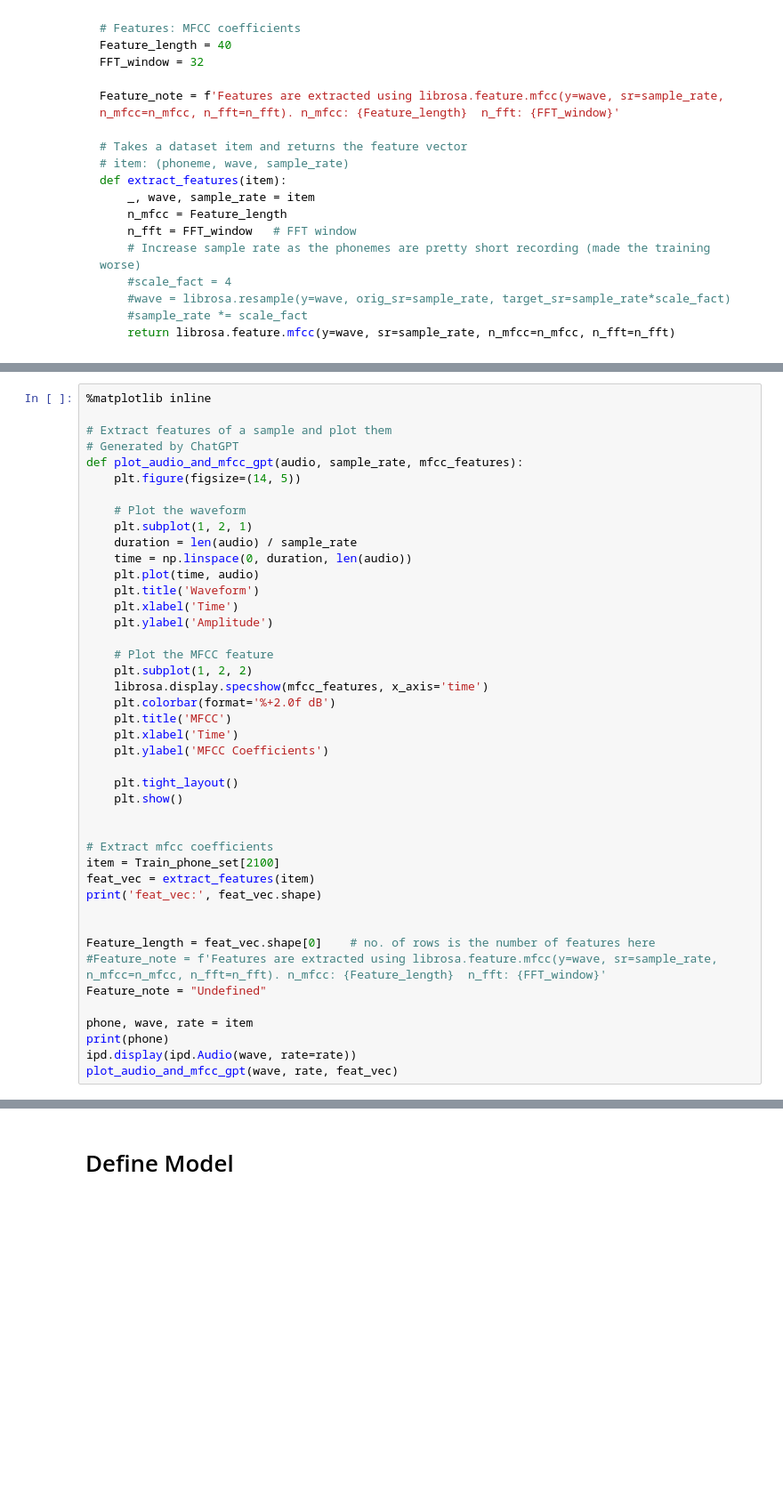
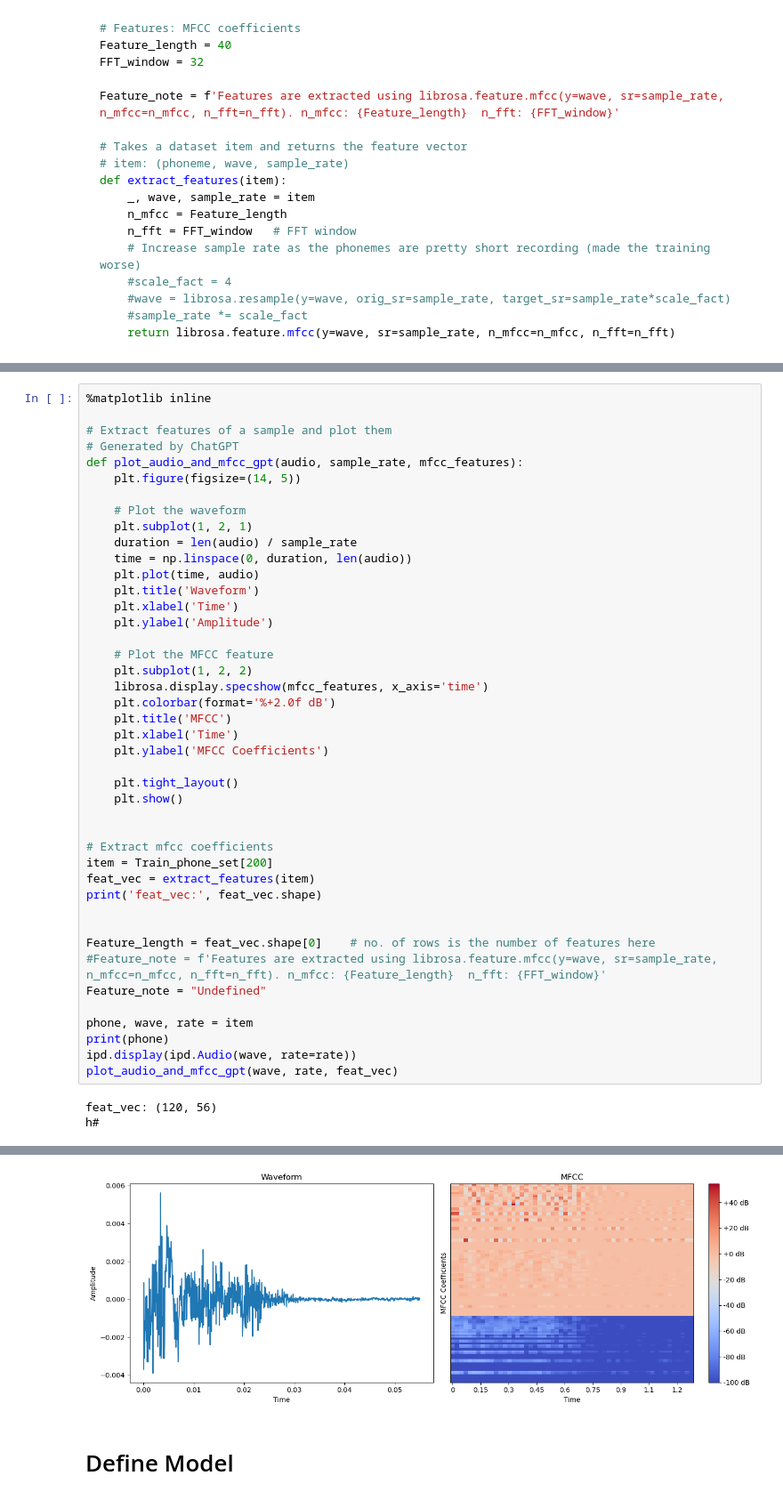
Before and after one commit to Arafat-Kabir/SPAR-Benchmarks, a Jupyter notebook: Arafat_WS/LSTM-250/Training.ipynb, the cells around one changed output, grey strips where cells are left out. Shown at 89% size. Drawn from its saved outputs; the diff is of its cells as text; blank space fills up the shorter version.

```diff
--- a/Arafat_WS/LSTM-250/Training.ipynb
+++ b/Arafat_WS/LSTM-250/Training.ipynb
@@ -489,7 +599,7 @@ def plot_audio_and_mfcc_gpt(audio, sample_rate, mfcc_features):
 
 
 # Extract mfcc coefficients
-item = Train_phone_set[2100]
+item = Train_phone_set[200]
 feat_vec = extract_features(item)
 print('feat_vec:', feat_vec.shape)
 
@@ -502,3 +612,6 @@ phone, wave, rate = item
 print(phone)
 ipd.display(ipd.Audio(wave, rate=rate))
 plot_audio_and_mfcc_gpt(wave, rate, feat_vec)
+# %% [output]
+feat_vec: (120, 56)
+h#
@@ -505,3 +619,4 @@ plot_audio_and_mfcc_gpt(wave, rate, feat_vec)
+[figure, added]
 # %% [markdown]
 # Define Model
 # %%
```
Also changed, not shown: parts of 29 cells of this notebook.
